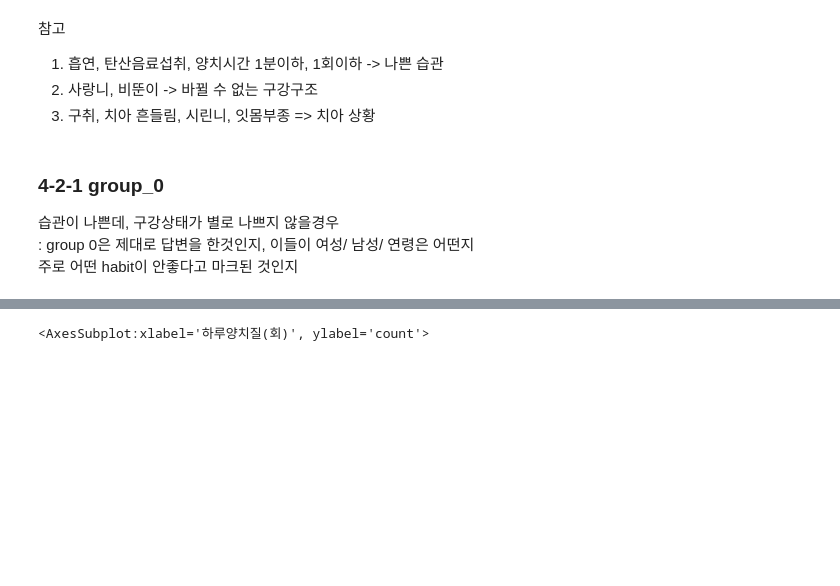
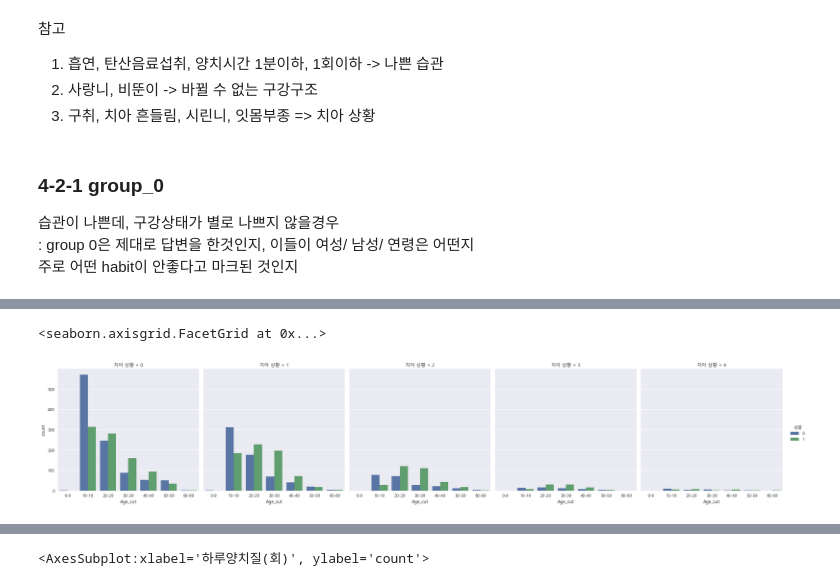
Before and after one commit to K-Final-Project/MZ-trend, a Jupyter notebook: KMEANS2.ipynb, the cells around one changed output, grey strips where cells are left out. Cells and saved outputs as stored; diff of their text form; code cells hidden in the pictures; blank space fills up the shorter version.

```diff
--- a/KMEANS2.ipynb
+++ b/KMEANS2.ipynb
@@ -357,0 +369,5 @@ df2['group'] = data2['labels']
+# %%
+sns.catplot(data=df2, kind='count', col='치아 상황', x='Age_cut', hue='성별', ci=False)
+# %% [output]
+<seaborn.axisgrid.FacetGrid at 0x...>
+[figure, added]
```
Also changed, not shown: parts of 18 cells of this notebook, 5 other files.
